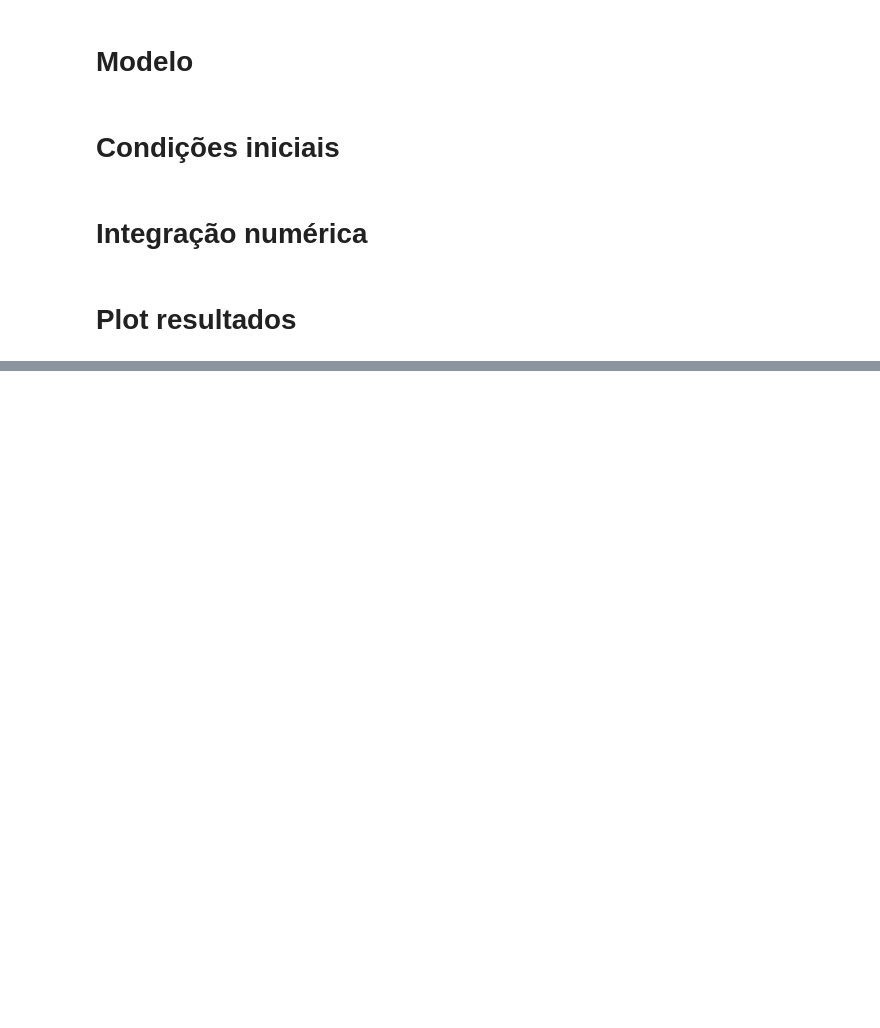
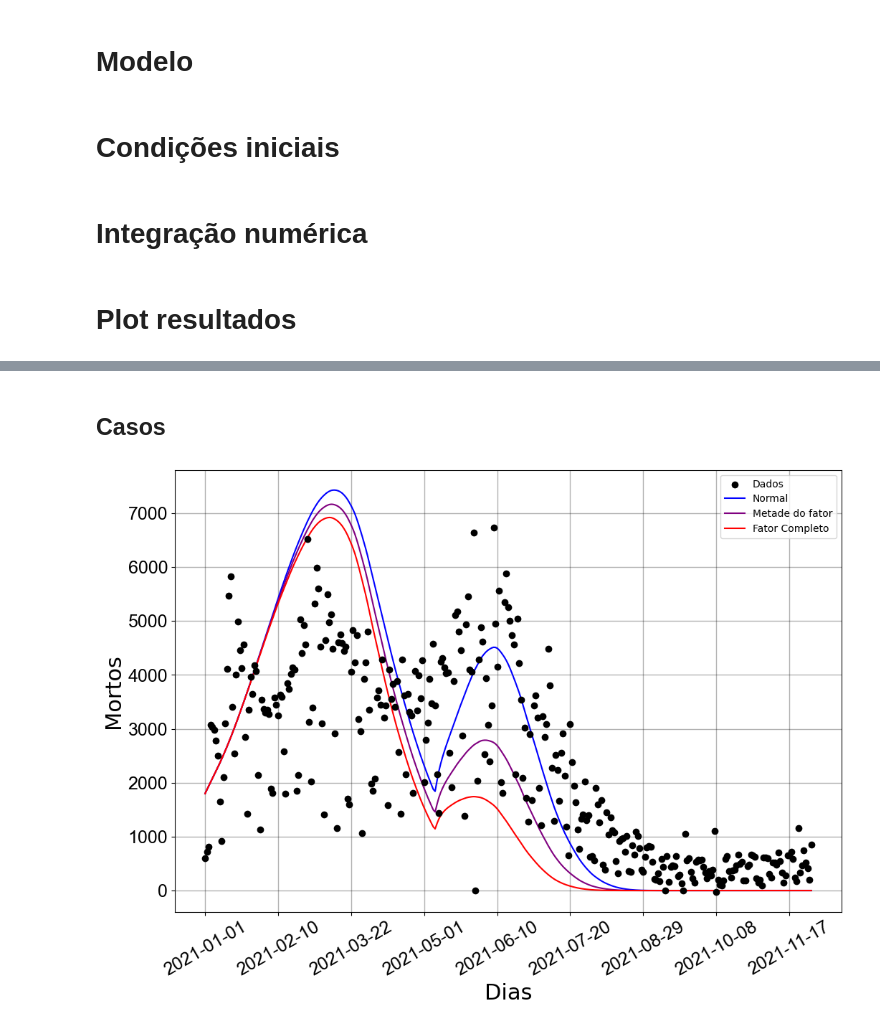
Before and after one commit to filipe7788/SEIHURD, a Jupyter notebook: Cenarios_de_simulacao/taxa_de_vacinacao_alterada-fator.ipynb, the cells around one changed output, grey strips where cells are left out. Saved outputs shown, nothing was run; the diff lists cells and outputs as text; code cells hidden in the pictures; blank space fills up the shorter version.

Commit message:
adicionando simulações de casos

```diff
--- a/Cenarios_de_simulacao/taxa_de_vacinacao_alterada-fator.ipynb
+++ b/Cenarios_de_simulacao/taxa_de_vacinacao_alterada-fator.ipynb
@@ -17,6 +17,7 @@ import math
 Dados= pd.read_csv ('../Dados_usados/Dados_novos_BAHIA.csv')
 vacinados_dados = Dados['Vacinados'].fillna(0)
 mortos_dados = Dados['Mortos'].fillna(0)
+casos_dados = Dados['Casos acumulados']
 datas = Dados["datetime"].fillna(0)
 # %% [markdown]
 # Vacinação sem adiantamento
@@ -247,0 +249,60 @@ pl.show()
+# %% [markdown]
+## Casos
+# %%
+N = 14873064
+
+casos_resultados_metade = resultados_metade[:,-2] #mortes acumulados
+casos_resultados_dobro = resultados_dobro[:,-2] #mortes acumulados
+casos_resultados_normal = resultados_normais[:,-2] #mortes acumulados
+
+#Criando plot
+fig, ax = pl.subplots(figsize=(12,8))
+
+#Desenhando grid no plot
+ax.grid(which='major', axis='both', color='black',linewidth=1.,alpha=0.3)
+
+# Taxa de mortos - dados
+taxa_casos_dados = np.diff(casos_dados)
+ax.scatter(datas[:len(taxa_casos_dados)], taxa_casos_dados, color='black', zorder=3, label='Dados')
+
+# Taxa de mortos - modelo
+taxa_casos_modelo_normal = np.diff(N*casos_resultados_normal)
+#Plot the fitted function as a line.
+ax.plot(datas[:len(taxa_casos_modelo_normal)], taxa_casos_modelo_normal, color='blue',label='Normal')
+
+# Taxa de mortos - modelo
+taxa_casos_modelo_adiantado = np.diff(N*casos_resultados_metade)
+#Plot the fitted function as a line.
+ax.plot(datas[:len(taxa_casos_modelo_adiantado)], taxa_casos_modelo_adiantado, color='purple',label='Metade do fator')
+
+# Taxa de mortos - modelo
+taxa_casos_modelo_dobro = np.diff(N*casos_resultados_dobro)
+#Plot the fitted function as a line.
+ax.plot(datas[:len(taxa_casos_modelo_dobro)], taxa_casos_modelo_dobro, color='red',label='Fator Completo')
+
+
+ax.autoscale()
+
+#Set the labels
+ax.set_ylabel('Mortos',fontsize=22)
+ax.set_xlabel('Dias', fontsize=22)
+#Set the title
+#The size of the numbers on the axixis
+ax.tick_params(labelsize=18)
+
+#Limiting the ammount of dates on the X axixs
+ax.xaxis.set_major_locator(pl.MaxNLocator(10))
+#Rotating the dates for better visualization
+pl.setp(ax.get_xticklabels(), rotation=30)
+
+
+#Setting the font of the numbers on the axixis as ARIAL
+for tick in ax.get_xticklabels():
+    tick.set_fontname("Arial")
+for tick in ax.get_yticklabels():
+    tick.set_fontname("Arial")
+pl.legend()
+#Show Graph
+pl.show()
+# %% [output]
+[figure, added]
```
Also changed, not shown: parts of 1 cell of this notebook, 4 other files.
